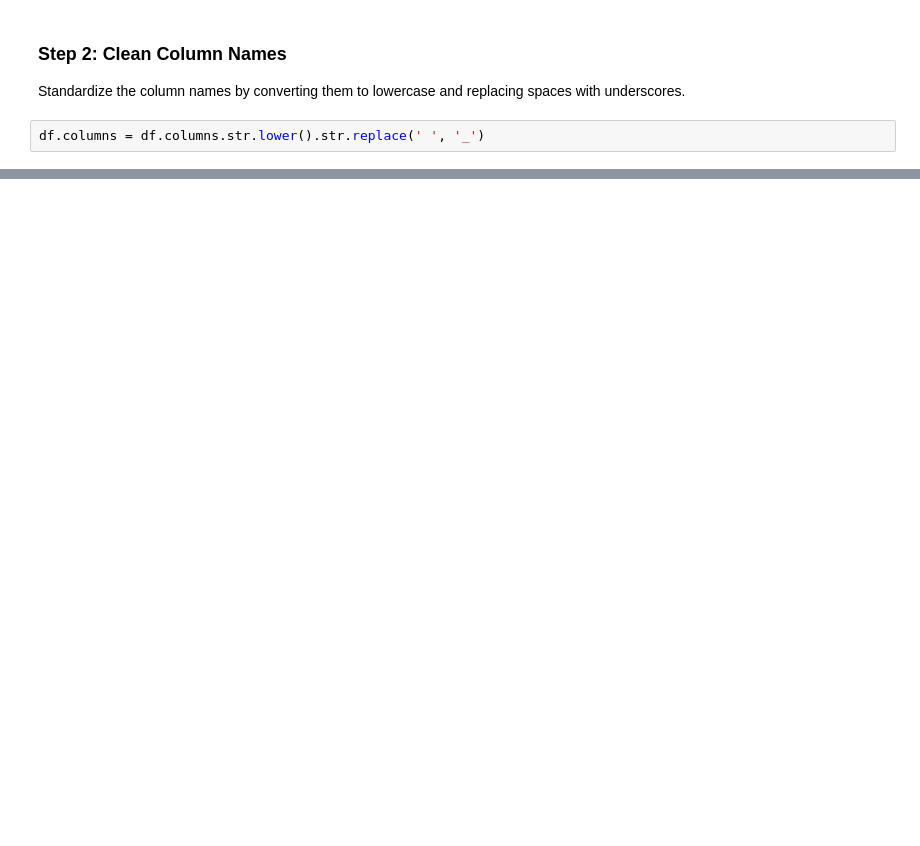
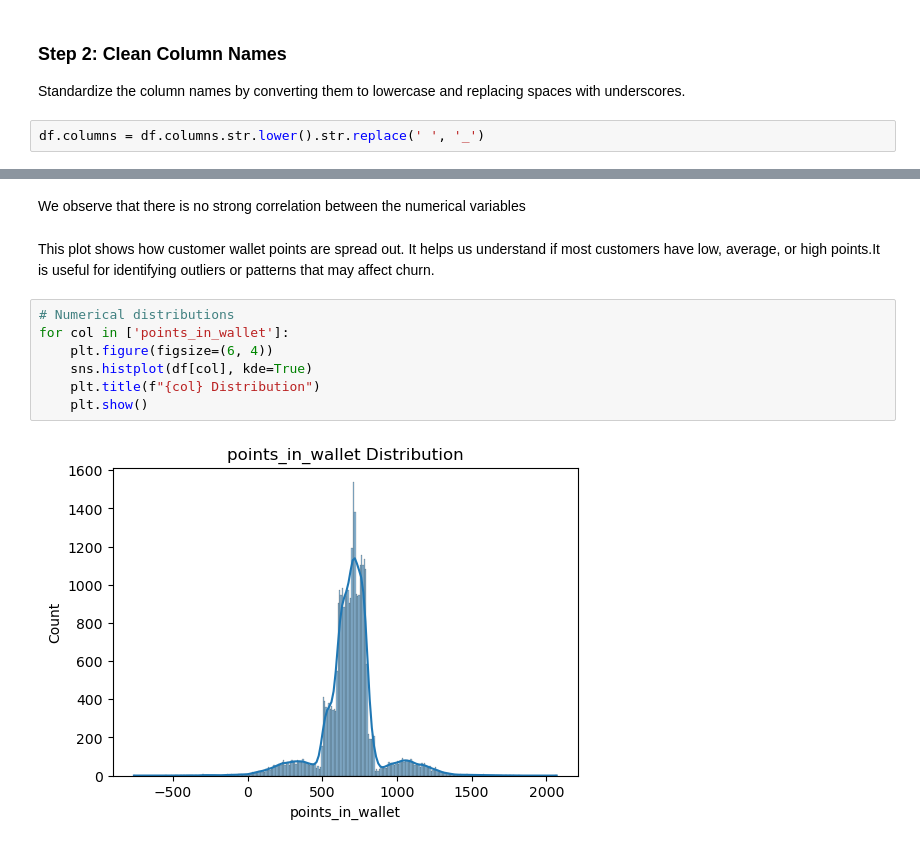
Before and after one commit to wambuikariuki/Capstone_Phase5_group9, a Jupyter notebook: Notebook.ipynb, the cells around one changed output, grey strips where cells are left out. Drawn from its saved outputs; the diff is of its cells as text; blank space fills up the shorter version.

```diff
--- a/Notebook.ipynb
+++ b/Notebook.ipynb
@@ -64,0 +133,13 @@ df.columns = df.columns.str.lower().str.replace(' ', '_')
+# %% [markdown]
+We observe that there is no strong correlation between the numerical variables
+# %% [markdown]
+This plot shows how customer wallet points are spread out. It helps us understand if most customers have low, average, or high points.It is useful for identifying outliers or patterns that may affect churn.
+# %%
+# Numerical distributions
+for col in ['points_in_wallet']:
+    plt.figure(figsize=(6, 4))
+    sns.histplot(df[col], kde=True)
+    plt.title(f"{col} Distribution")
+    plt.show()
+# %% [output]
+[figure, added]
```
Also changed, not shown: parts of 31 cells of this notebook.
